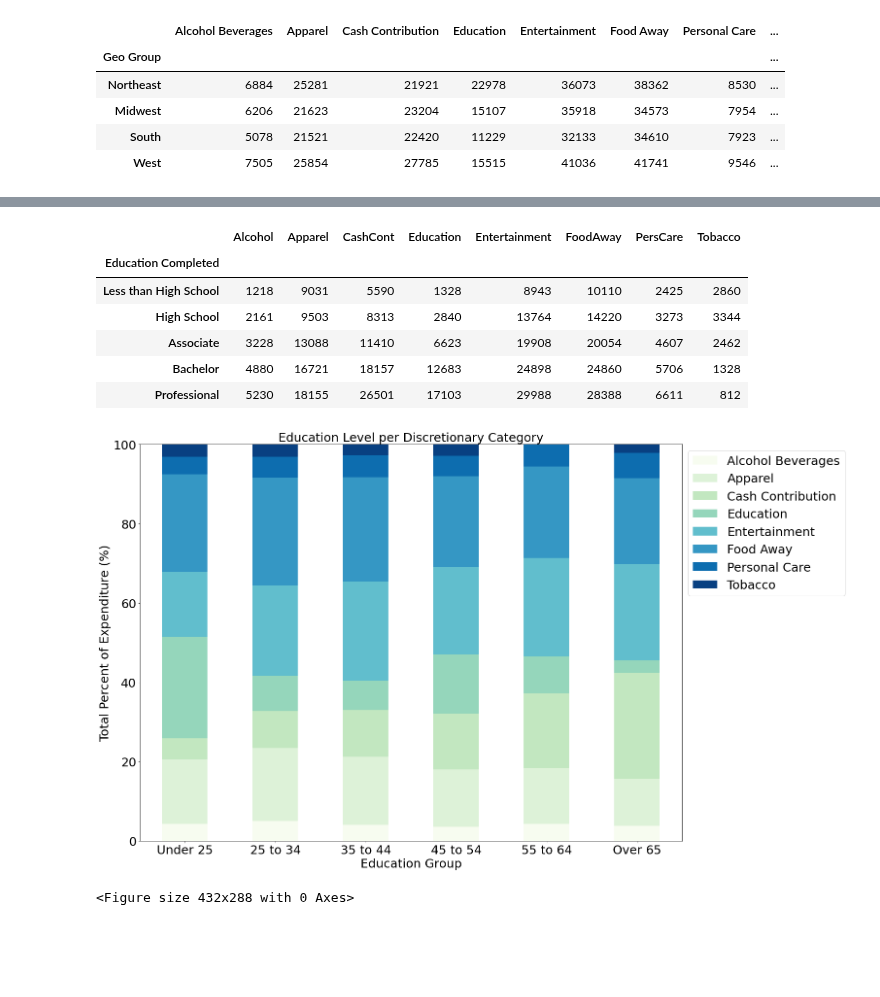
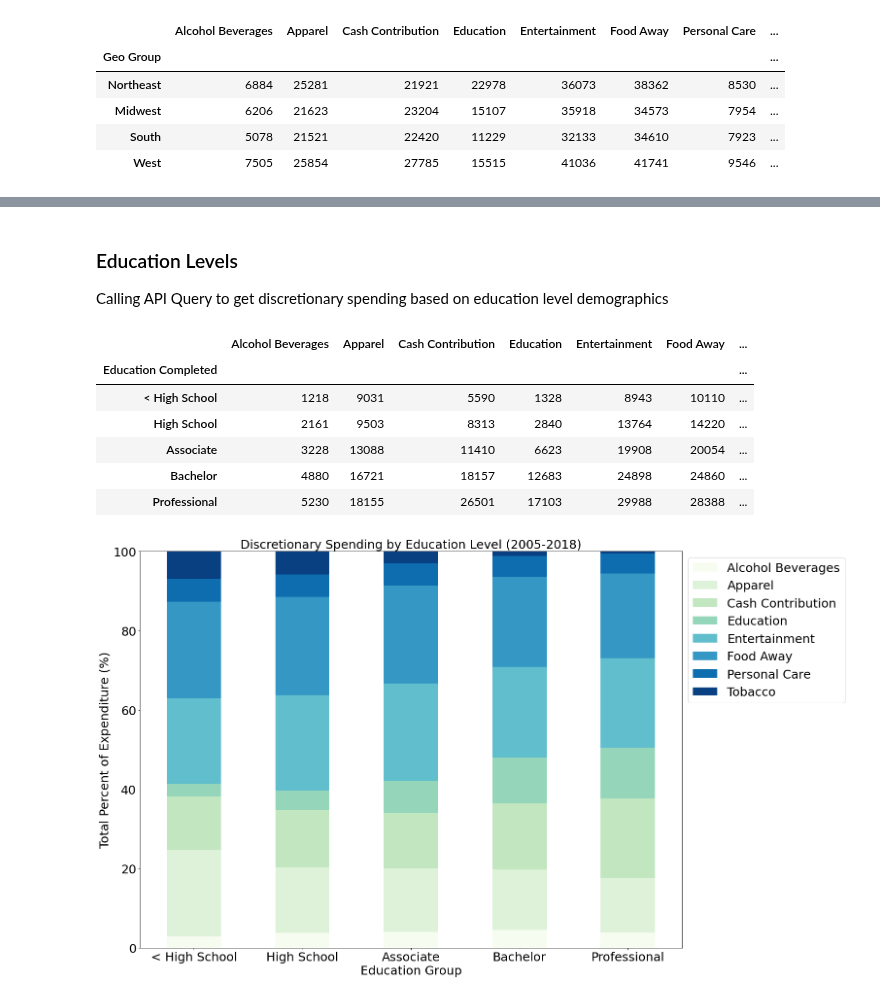
Before and after one commit to joshcoronel/discretionary-spending, a Jupyter notebook: Project_1_main.ipynb, the cells around one changed output, grey strips where cells are left out. Drawn from its saved outputs; the diff is of its cells as text; code cells hidden in the pictures; blank space fills up the shorter version.

Commit message:
Fixed images

```diff
--- a/Project_1_main.ipynb
+++ b/Project_1_main.ipynb
@@ -628,3 +618,6 @@ plt.show()
+# %% [markdown]
+### Education Levels
+Calling API Query to get discretionary spending based on education level demographics
 # %%
 # Education Breakdown
 
@@ -702,50 +695,51 @@ df_professional = json_df(professional_dict)
 # %%
 #Set list for each Education value to store totals for each category (alphabetized)
 
-#Grab Values for Age Groups
+#Grab Values for Education Levels
 Nohs = get_total(df_nohighschool)
 Highschool = get_total(df_highschool)
 Associate = get_total(df_associate)
 Bachelor = get_total(df_bachelors)
 Professional = get_total(df_professional)
 
+edu_totals = [Nohs, Highschool, Associate, Bachelor, Professional]
 
 # EDUCATION DF
-name=['Less than High School', 'High School', 'Associate', 'Bachelor', 'Professional']
-edu_df = pd.DataFrame(data=[Nohs, Highschool, Associate, Bachelor, Professional],
-                      columns=['Alcohol', 'Apparel', 'CashCont', 'Education', 'Entertainment', 'FoodAway',
-                               'PersCare', 'Tobacco'])
-edu_df["Education Completed"] = name
+edu_name=['< High School', 'High School', 'Associate', 'Bachelor', 'Professional']
+edu_df = pd.DataFrame(data=edu_totals,
+                      columns=discretionary_labels)
+edu_df["Education Completed"] = edu_name
 edu_df.set_index("Education Completed", drop=True, inplace=True)
 edu_df
 # %% [output]
-|  | Alcohol | Apparel | CashCont | Education | Entertainment | FoodAway | PersCare | Tobacco |
-| Education Completed |  |  |  |  |  |  |  |  |
-| Less than High School | 1218 | 9031 | 5590 | 1328 | 8943 | 10110 | 2425 | 2860 |
-| High School | 2161 | 9503 | 8313 | 2840 | 13764 | 14220 | 3273 | 3344 |
-| Associate | 3228 | 13088 | 11410 | 6623 | 19908 | 20054 | 4607 | 2462 |
-| Bachelor | 4880 | 16721 | 18157 | 12683 | 24898 | 24860 | 5706 | 1328 |
-| Professional | 5230 | 18155 | 26501 | 17103 | 29988 | 28388 | 6611 | 812 |
+|  | Alcohol Beverages | Apparel | Cash Contribution | Education | Entertainment | Food Away | ... |
+| Education Completed |  |  |  |  |  |  | ... |
+| < High School | 1218 | 9031 | 5590 | 1328 | 8943 | 10110 | ... |
+| High School | 2161 | 9503 | 8313 | 2840 | 13764 | 14220 | ... |
+| Associate | 3228 | 13088 | 11410 | 6623 | 19908 | 20054 | ... |
+| Bachelor | 4880 | 16721 | 18157 | 12683 | 24898 | 24860 | ... |
+| Professional | 5230 | 18155 | 26501 | 17103 | 29988 | 28388 | ... |
 # %%
 # Create stacked bar chart
 
 # Compute the percentage
 edu_df = edu_df.div(edu_df.sum(axis=1), axis=0) * 100
 
 # Plot a stacked barchart
 tocolor = (discretionary_labels)
 colors = plt.get_cmap("GnBu", len(tocolor)) #CHANGE THIS TO EDIT COLORS. SEE CMAP COLOR FORMATS, https://matplotlib.org/3.1.0/tutorials/colors/colormaps.html
-ax = age_df.plot.bar(stacked=True, figsize=(20,15), fontsize=25, colormap=colors)
+ax = edu_df.plot.bar(stacked=True, figsize=(20,15), fontsize=25, colormap=colors)
 
 # Place the legend
 ax.legend(bbox_to_anchor=(1, 1), fontsize=25)
 plt.xticks(rotation=0)
-plt.ylim(0, 100) #CHANGE 100 TO 200000 FOR Y lABEL: VALUE ($)
-plt.title('Education Level per Discretionary Category', fontsize=25)
+plt.ylim(0, 100)
+plt.title('Discretionary Spending by Education Level (2005-2018)', fontsize=25)
 plt.xlabel('Education Group', fontsize=25)
 plt.ylabel('Total Percent of Expenditure (%)', fontsize=25)
+
+#Save figures
+plt.savefig('Images/spend_by_education.png')
 plt.show()
-plt.savefig('Images/spend_by_education.png')
 # %% [output]
-[figure, old version]
+[figure, new version]
-<Figure size 432x288 with 0 Axes>
```
Also changed, not shown: parts of 14 cells of this notebook, 5 other files.
